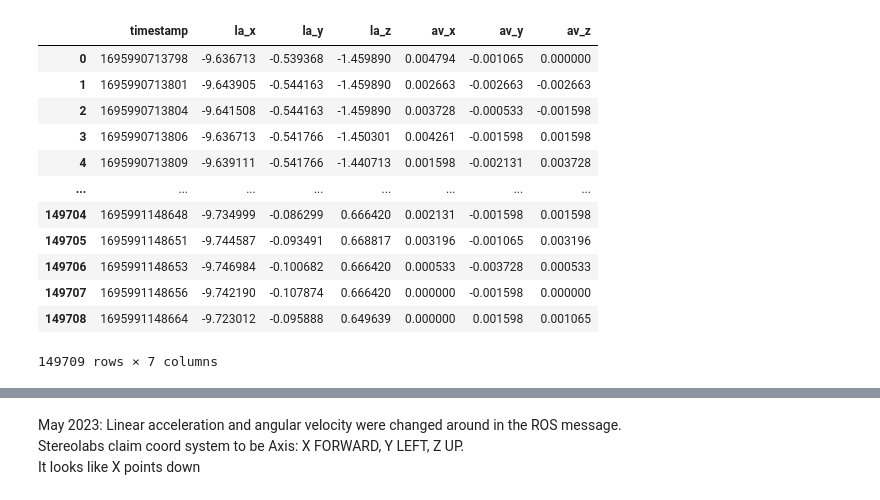
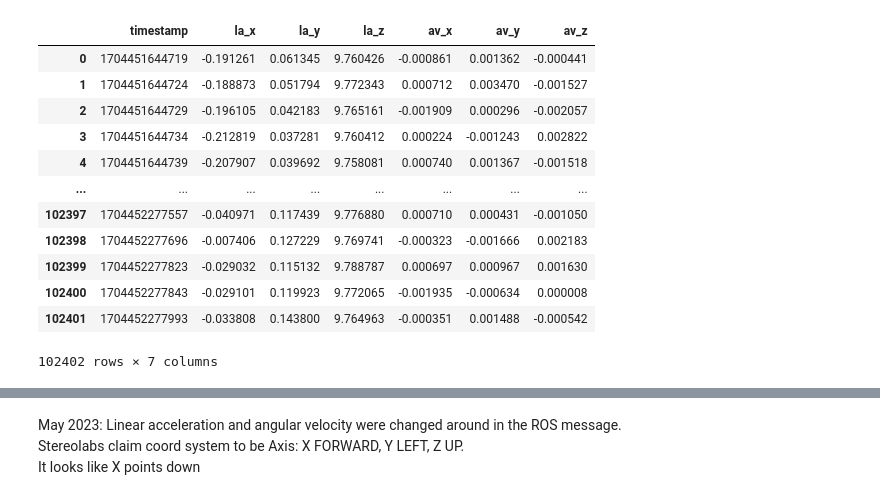
Before and after one commit to tbabluct/gtsam-jupyter, a Jupyter notebook: plot_imu.ipynb, the cells around one changed output, grey strips where cells are left out. Saved outputs shown, nothing was run; the diff lists cells and outputs as text; code cells hidden in the pictures.

```diff
--- a/plot_imu.ipynb
+++ b/plot_imu.ipynb
@@ -3,19 +3,19 @@ import numpy as np
 import pandas as pd
 from matplotlib import pyplot as plt
 # %%
-df = pd.read_csv("/home/torsten/ms/data/rosbag2_old_zoo_a_09_29/imu.csv")
+df = pd.read_csv("/home/torsten/ms/data/rosbag2_2024_01_05-12_47_24/imu.csv")
 df
 # %% [output]
 |  | timestamp | la_x | la_y | la_z | av_x | av_y | av_z |
-| 0 | 1695990713798 | -9.636713 | -0.539368 | -1.459890 | 0.004794 | -0.001065 | 0.000000 |
-| 1 | 1695990713801 | -9.643905 | -0.544163 | -1.459890 | 0.002663 | -0.002663 | -0.002663 |
-| 2 | 1695990713804 | -9.641508 | -0.544163 | -1.459890 | 0.003728 | -0.000533 | -0.001598 |
-| 3 | 1695990713806 | -9.636713 | -0.541766 | -1.450301 | 0.004261 | -0.001598 | 0.001598 |
-| 4 | 1695990713809 | -9.639111 | -0.541766 | -1.440713 | 0.001598 | -0.002131 | 0.003728 |
+| 0 | 1704451644719 | -0.191261 | 0.061345 | 9.760426 | -0.000861 | 0.001362 | -0.000441 |
+| 1 | 1704451644724 | -0.188873 | 0.051794 | 9.772343 | 0.000712 | 0.003470 | -0.001527 |
+| 2 | 1704451644729 | -0.196105 | 0.042183 | 9.765161 | -0.001909 | 0.000296 | -0.002057 |
+| 3 | 1704451644734 | -0.212819 | 0.037281 | 9.760412 | 0.000224 | -0.001243 | 0.002822 |
+| 4 | 1704451644739 | -0.207907 | 0.039692 | 9.758081 | 0.000740 | 0.001367 | -0.001518 |
 | ... | ... | ... | ... | ... | ... | ... | ... |
-| 149704 | 1695991148648 | -9.734999 | -0.086299 | 0.666420 | 0.002131 | -0.001598 | 0.001598 |
-| 149705 | 1695991148651 | -9.744587 | -0.093491 | 0.668817 | 0.003196 | -0.001065 | 0.003196 |
-| 149706 | 1695991148653 | -9.746984 | -0.100682 | 0.666420 | 0.000533 | -0.003728 | 0.000533 |
-| 149707 | 1695991148656 | -9.742190 | -0.107874 | 0.666420 | 0.000000 | -0.001598 | 0.000000 |
-| 149708 | 1695991148664 | -9.723012 | -0.095888 | 0.649639 | 0.000000 | 0.001598 | 0.001065 |
+| 102397 | 1704452277557 | -0.040971 | 0.117439 | 9.776880 | 0.000710 | 0.000431 | -0.001050 |
+| 102398 | 1704452277696 | -0.007406 | 0.127229 | 9.769741 | -0.000323 | -0.001666 | 0.002183 |
+| 102399 | 1704452277823 | -0.029032 | 0.115132 | 9.788787 | 0.000697 | 0.000967 | 0.001630 |
+| 102400 | 1704452277843 | -0.029101 | 0.119923 | 9.772065 | -0.001935 | -0.000634 | 0.000008 |
+| 102401 | 1704452277993 | -0.033808 | 0.143800 | 9.764963 | -0.000351 | 0.001488 | -0.000542 |
-149709 rows × 7 columns
+102402 rows × 7 columns
```
Also changed, not shown: parts of 6 cells of this notebook, 1 other file.
